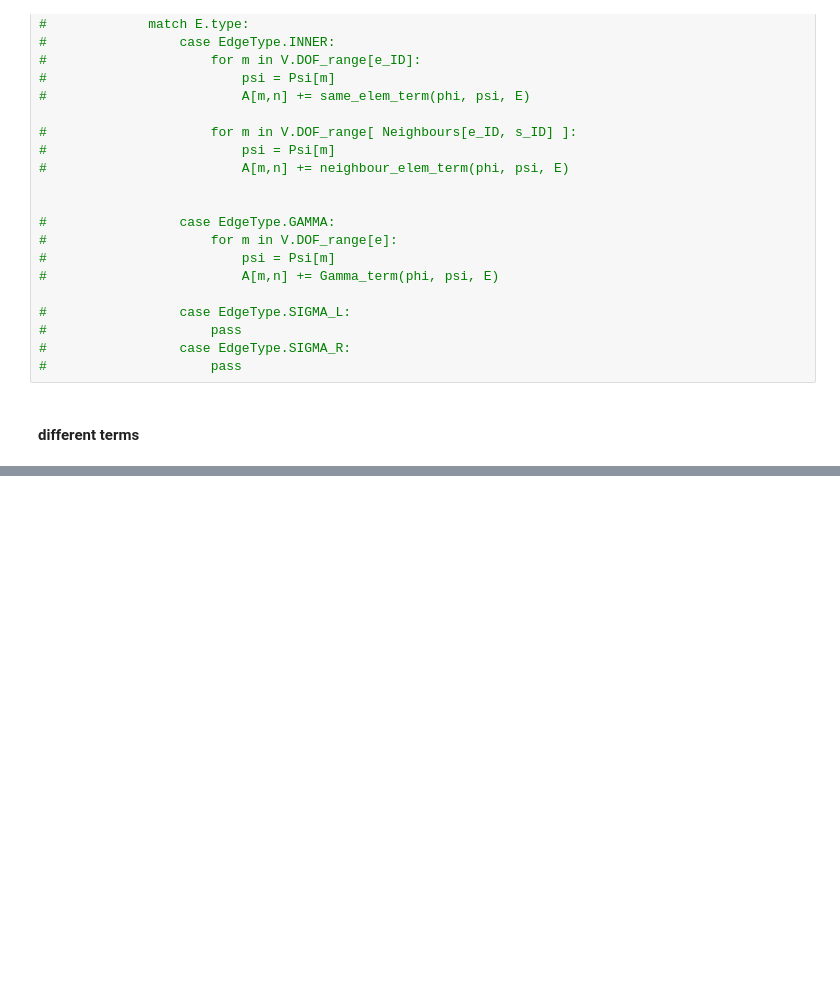
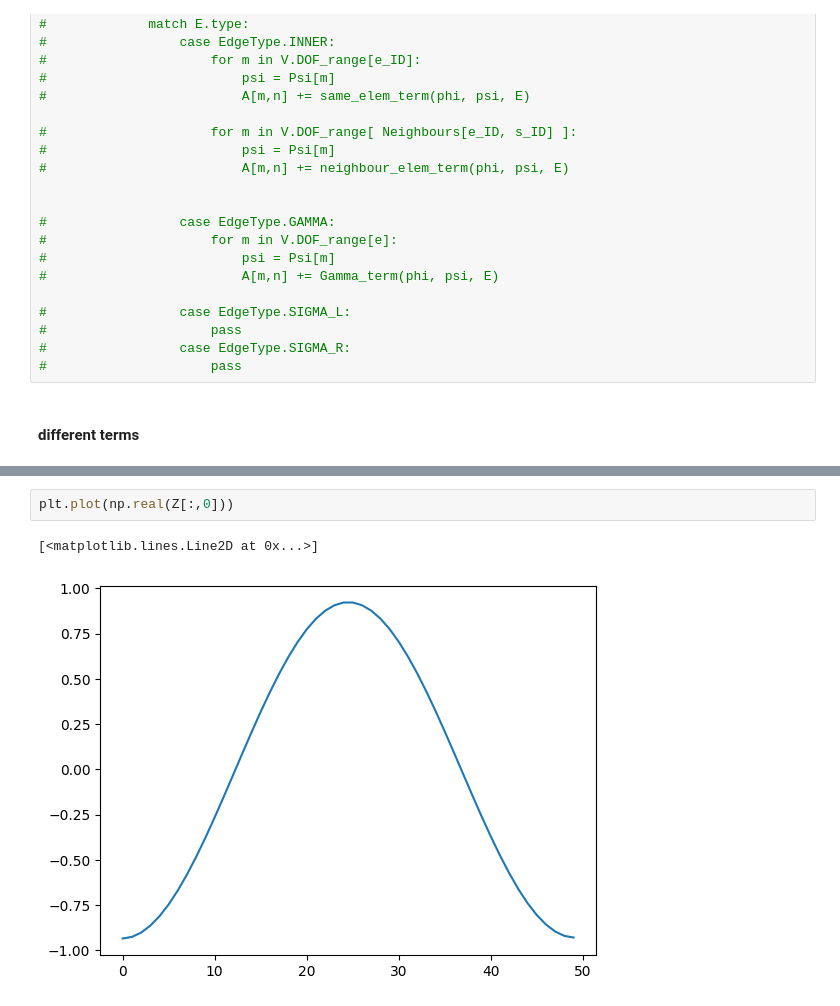
Before and after one commit to MPenaR/UWVFTrefftz, a Jupyter notebook: src/test_trefft.ipynb, the cells around one changed output, grey strips where cells are left out. Saved outputs shown, nothing was run; the diff lists cells and outputs as text; blank space fills up the shorter version.

```diff
--- a/src/test_trefft.ipynb
+++ b/src/test_trefft.ipynb
@@ -627,0 +678,5 @@ plt.imshow(np.abs(A))
+# %%
+plt.plot(np.real(Z[:,0]))
+# %% [output]
+[<matplotlib.lines.Line2D at 0x...>]
+[figure, added]
```
Also changed, not shown: parts of 19 cells of this notebook, 1 other file.
